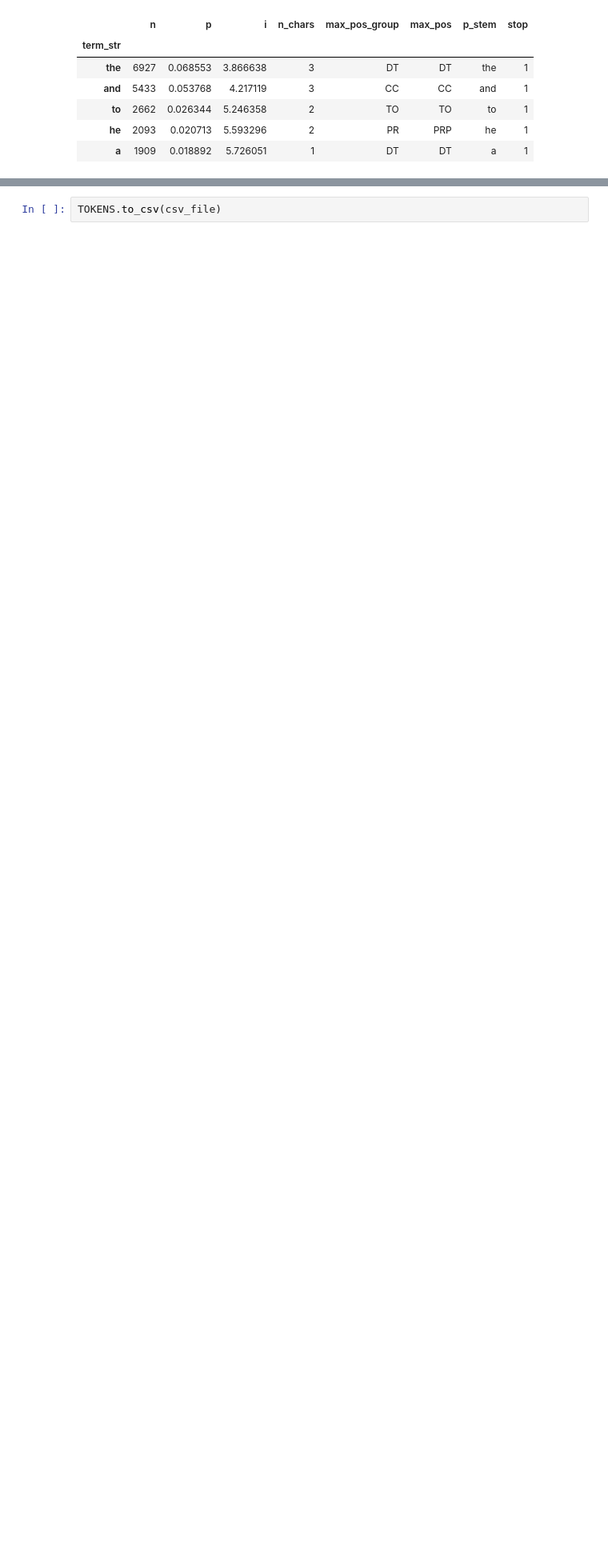
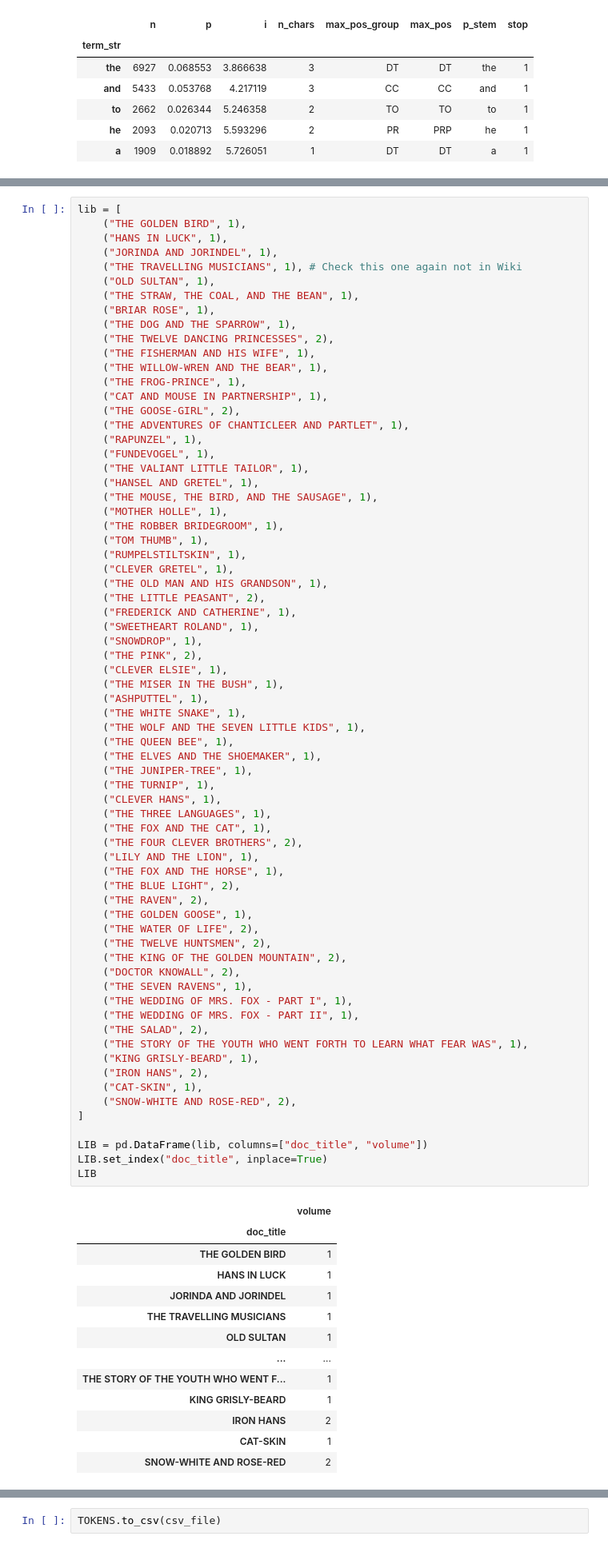
Before and after one commit to gegeorge25/TextasDataFinalProject, a Jupyter notebook: making_corpus.ipynb, the cells around one changed output, grey strips where cells are left out. Shown at 80% size. Cells and saved outputs as stored; diff of their text form; blank space fills up the shorter version.

```diff
--- a/making_corpus.ipynb
+++ b/making_corpus.ipynb
@@ -306,0 +311,83 @@ VOCAB.head()
+# %%
+lib = [
+    ("THE GOLDEN BIRD", 1),
+    ("HANS IN LUCK", 1),
+    ("JORINDA AND JORINDEL", 1),
+    ("THE TRAVELLING MUSICIANS", 1), # Check this one again not in Wiki
+    ("OLD SULTAN", 1),
+    ("THE STRAW, THE COAL, AND THE BEAN", 1),
+    ("BRIAR ROSE", 1),
+    ("THE DOG AND THE SPARROW", 1),
+    ("THE TWELVE DANCING PRINCESSES", 2),
+    ("THE FISHERMAN AND HIS WIFE", 1),
+    ("THE WILLOW-WREN AND THE BEAR", 1),
+    ("THE FROG-PRINCE", 1),
+    ("CAT AND MOUSE IN PARTNERSHIP", 1),
+    ("THE GOOSE-GIRL", 2),
+    ("THE ADVENTURES OF CHANTICLEER AND PARTLET", 1),
+    ("RAPUNZEL", 1),
+    ("FUNDEVOGEL", 1),
+    ("THE VALIANT LITTLE TAILOR", 1),
+    ("HANSEL AND GRETEL", 1),
+    ("THE MOUSE, THE BIRD, AND THE SAUSAGE", 1),
+    ("MOTHER HOLLE", 1),
+    ("THE ROBBER BRIDEGROOM", 1),
+    ("TOM THUMB", 1),
+    ("RUMPELSTILTSKIN", 1),
+    ("CLEVER GRETEL", 1),
+    ("THE OLD MAN AND HIS GRANDSON", 1),
+    ("THE LITTLE PEASANT", 2),
+    ("FREDERICK AND CATHERINE", 1),
+    ("SWEETHEART ROLAND", 1),
+    ("SNOWDROP", 1),
+    ("THE PINK", 2),
+    ("CLEVER ELSIE", 1),
+    ("THE MISER IN THE BUSH", 1),
+    ("ASHPUTTEL", 1),
+    ("THE WHITE SNAKE", 1),
+    ("THE WOLF AND THE SEVEN LITTLE KIDS", 1),
+    ("THE QUEEN BEE", 1),
+    ("THE ELVES AND THE SHOEMAKER", 1),
+    ("THE JUNIPER-TREE", 1),
+    ("THE TURNIP", 1),
+    ("CLEVER HANS", 1),
+    ("THE THREE LANGUAGES", 1),
+    ("THE FOX AND THE CAT", 1),
+    ("THE FOUR CLEVER BROTHERS", 2),
+    ("LILY AND THE LION", 1),
+    ("THE FOX AND THE HORSE", 1),
+    ("THE BLUE LIGHT", 2),
+    ("THE RAVEN", 2),
+    ("THE GOLDEN GOOSE", 1),
+    ("THE WATER OF LIFE", 2),
+    ("THE TWELVE HUNTSMEN", 2),
+    ("THE KING OF THE GOLDEN MOUNTAIN", 2),
+    ("DOCTOR KNOWALL", 2),
+    ("THE SEVEN RAVENS", 1),
+    ("THE WEDDING OF MRS. FOX - PART I", 1),
+    ("THE WEDDING OF MRS. FOX - PART II", 1),
+    ("THE SALAD", 2),
+    ("THE STORY OF THE YOUTH WHO WENT FORTH TO LEARN WHAT FEAR WAS", 1),
+    ("KING GRISLY-BEARD", 1),
+    ("IRON HANS", 2),
+    ("CAT-SKIN", 1),
+    ("SNOW-WHITE AND ROSE-RED", 2),
+]
+
+LIB = pd.DataFrame(lib, columns=["doc_title", "volume"])
+LIB.set_index("doc_title", inplace=True)
+LIB
+# %% [output]
+|  | volume |
+| doc_title |  |
+| THE GOLDEN BIRD | 1 |
+| HANS IN LUCK | 1 |
+| JORINDA AND JORINDEL | 1 |
+| THE TRAVELLING MUSICIANS | 1 |
+| OLD SULTAN | 1 |
+| ... | ... |
+| THE STORY OF THE YOUTH WHO WENT F... | 1 |
+| KING GRISLY-BEARD | 1 |
+| IRON HANS | 2 |
+| CAT-SKIN | 1 |
+| SNOW-WHITE AND ROSE-RED | 2 |
```
Also changed, not shown: parts of 5 cells of this notebook, 34 other files.
